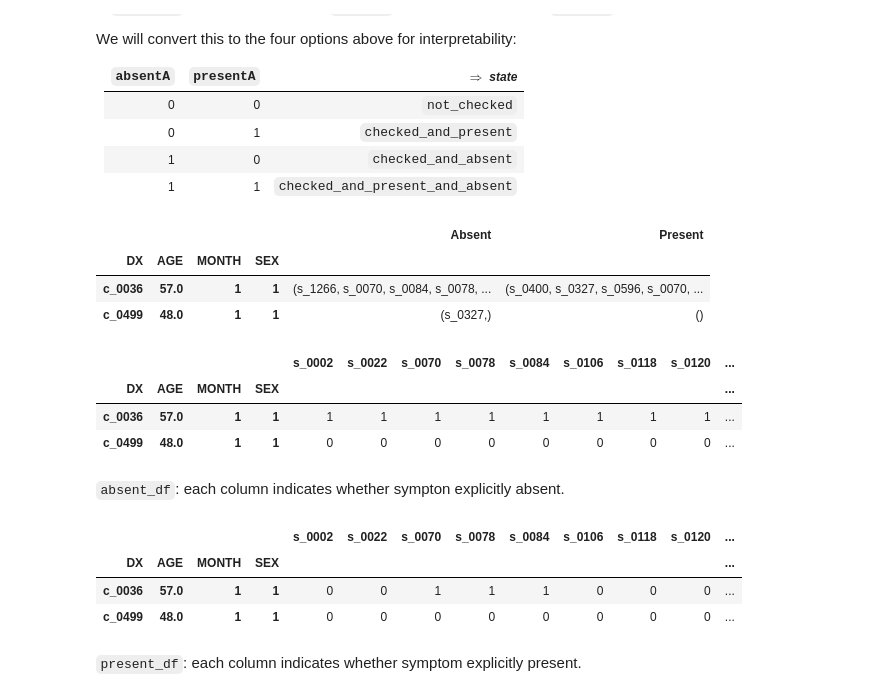
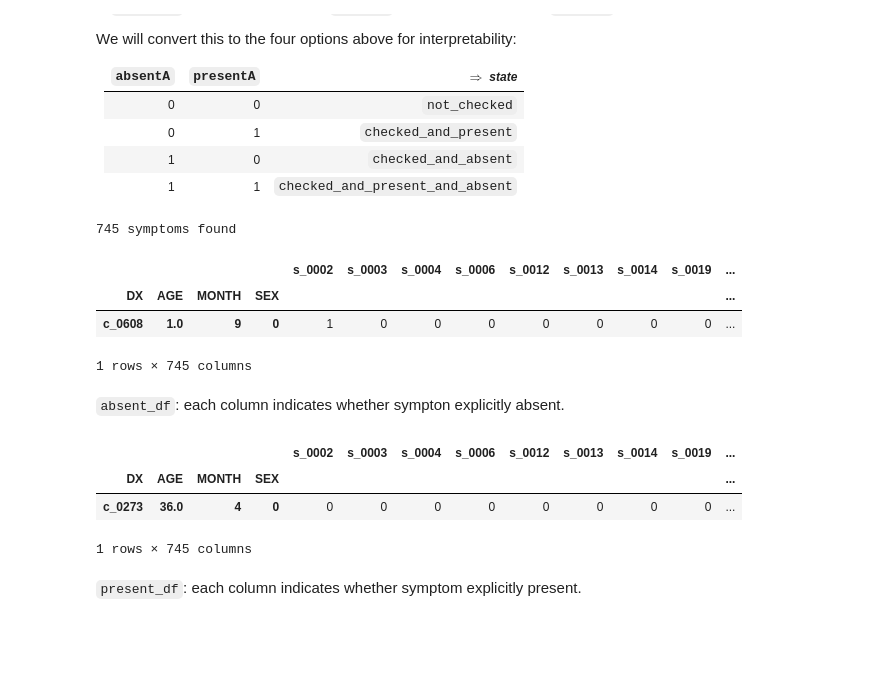
Before and after one commit to GYANTINC/ehr_dx, a Jupyter notebook: notebooks/Format.ipynb, the cells around one changed output. Saved outputs shown, nothing was run; the diff lists cells and outputs as text; code cells hidden in the pictures; blank space fills up the shorter version.

```diff
--- a/notebooks/Format.ipynb
+++ b/notebooks/Format.ipynb
@@ -265,24 +263,21 @@ smpl = df_aggregated.sample(2)
-# %%
-smpl
-# %% [output]
-|  |  |  |  | Absent | Present |
-| DX | AGE | MONTH | SEX |  |  |
-| c_0036 | 57.0 | 1 | 1 | (s_1266, s_0070, s_0084, s_0078, ... | (s_0400, s_0327, s_0596, s_0070, ... |
-| c_0499 | 48.0 | 1 | 1 | (s_0327,) | () |
 # %%
 binarizer = sklearn.preprocessing.MultiLabelBinarizer()
-binarizer = binarizer.fit(smpl.Absent + smpl.Present) # fit on both present and absent classes
+binarizer = binarizer.fit(df_aggregated.Absent + df_aggregated.Present) # fit on both present and absent classes
 # %%
 symptoms = binarizer.classes_.copy()
+# %%
+print (len(symptoms), "symptoms found")
+# %% [output]
+745 symptoms found
 # %%
-absent_df = pd.DataFrame(binarizer.transform(smpl.Absent), columns=binarizer.classes_, index=smpl.index)
+absent_df = pd.DataFrame(binarizer.transform(df_aggregated.Absent), columns=binarizer.classes_, index=df_aggregated.index)
 # %%
-absent_df
+absent_df.sample()
 # %% [output]
-|  |  |  |  | s_0002 | s_0022 | s_0070 | s_0078 | s_0084 | s_0106 | s_0118 | s_0120 | ... |
+|  |  |  |  | s_0002 | s_0003 | s_0004 | s_0006 | s_0012 | s_0013 | s_0014 | s_0019 | ... |
 | DX | AGE | MONTH | SEX |  |  |  |  |  |  |  |  | ... |
-| c_0036 | 57.0 | 1 | 1 | 1 | 1 | 1 | 1 | 1 | 1 | 1 | 1 | ... |
-| c_0499 | 48.0 | 1 | 1 | 0 | 0 | 0 | 0 | 0 | 0 | 0 | 0 | ... |
+| c_0608 | 1.0 | 9 | 0 | 1 | 0 | 0 | 0 | 0 | 0 | 0 | 0 | ... |
+1 rows × 745 columns
 # %% [markdown]
 `absent_df`: each column indicates whether sympton explicitly absent.
 # %%
@@ -290,10 +285,10 @@ present_df = pd.DataFrame(binarizer.transform(smpl.Present), columns=binarizer.c
 # %%
-present_df
+present_df.sample()
 # %% [output]
-|  |  |  |  | s_0002 | s_0022 | s_0070 | s_0078 | s_0084 | s_0106 | s_0118 | s_0120 | ... |
+|  |  |  |  | s_0002 | s_0003 | s_0004 | s_0006 | s_0012 | s_0013 | s_0014 | s_0019 | ... |
 | DX | AGE | MONTH | SEX |  |  |  |  |  |  |  |  | ... |
-| c_0036 | 57.0 | 1 | 1 | 0 | 0 | 1 | 1 | 1 | 0 | 0 | 0 | ... |
-| c_0499 | 48.0 | 1 | 1 | 0 | 0 | 0 | 0 | 0 | 0 | 0 | 0 | ... |
+| c_0273 | 36.0 | 4 | 0 | 0 | 0 | 0 | 0 | 0 | 0 | 0 | 0 | ... |
+1 rows × 745 columns
 # %% [markdown]
 `present_df`: each column indicates whether symptom explicitly present.
 # %%
```
Also changed, not shown: parts of 14 cells of this notebook.
